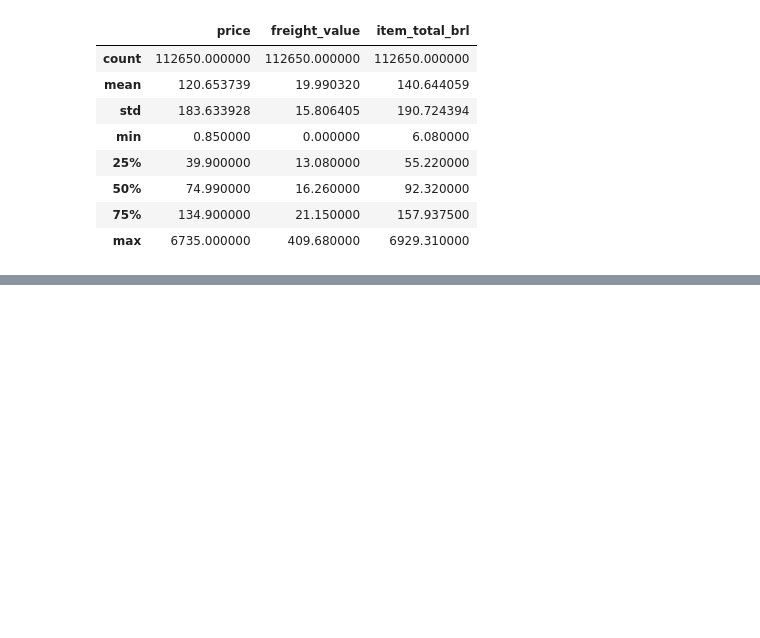
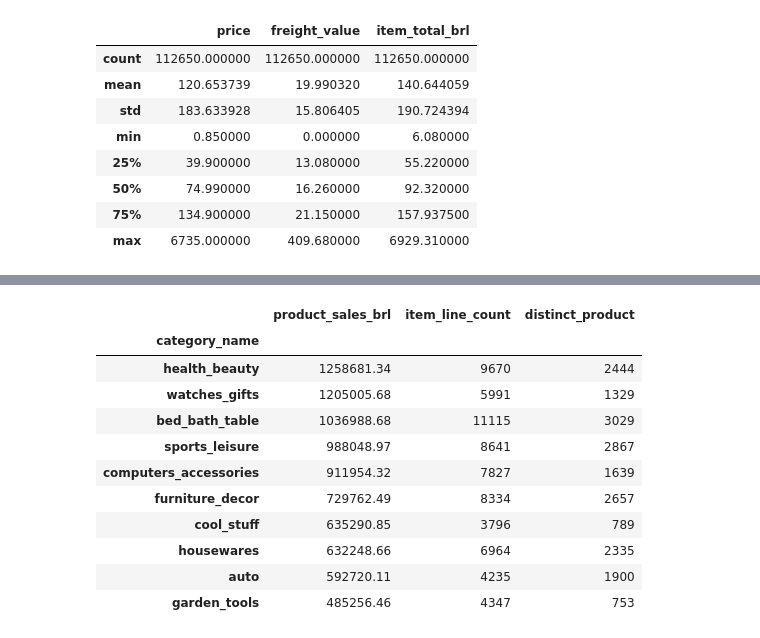
Before and after one commit to ttanvirr/pandas-ecommerce-sales-analysis, a Jupyter notebook: notebooks/01_data_exploration.ipynb, the cells around one changed output, grey strips where cells are left out. Cells and saved outputs as stored; diff of their text form; code cells hidden in the pictures; blank space fills up the shorter version.

```diff
--- a/notebooks/01_data_exploration.ipynb
+++ b/notebooks/01_data_exploration.ipynb
@@ -330,0 +395,57 @@ Rows after merge:  99441
+# %%
+# Challenge 8: Find the strongest product categories
+
+## Load the products and category-translation CSV files
+products = pd.read_csv(data_dir / "olist_products_dataset.csv")
+category_translation = pd.read_csv(data_dir / "product_category_name_translation.csv")
+
+## Merge `items_clean` with products using `product_id`.
+items_with_products = items_clean.merge(
+    products,
+    on="product_id",
+    how="left",
+    validate="many_to_one"
+)
+
+## Merge the result with `category_translation` using `product_category_name`.
+items_with_categories = items_with_products.merge(
+    category_translation,
+    on="product_category_name",
+    how="left",
+    validate="many_to_one"
+)
+
+## Use the English category name when available.
+# If it is missing, keep the original Portuguese category name.
+# If both are missing, use `Uncategorized`.
+items_with_categories["category_name"] = (
+    items_with_categories["product_category_name_english"]
+    .fillna(items_with_categories["product_category_name"])
+    .fillna("Uncategorized")
+)
+
+category_summary = (
+    items_with_categories
+    .groupby("category_name")
+    .agg(
+        product_sales_brl=("price", "sum"),
+        item_line_count=("order_item_id", "count"),
+        distinct_product=("product_id", "nunique")
+    )
+    .sort_values(by="product_sales_brl", ascending=False)
+)
+
+display(category_summary.head(10))
+# %% [output]
+|  | product_sales_brl | item_line_count | distinct_product |
+| category_name |  |  |  |
+| health_beauty | 1258681.34 | 9670 | 2444 |
+| watches_gifts | 1205005.68 | 5991 | 1329 |
+| bed_bath_table | 1036988.68 | 11115 | 3029 |
+| sports_leisure | 988048.97 | 8641 | 2867 |
+| computers_accessories | 911954.32 | 7827 | 1639 |
+| furniture_decor | 729762.49 | 8334 | 2657 |
+| cool_stuff | 635290.85 | 3796 | 789 |
+| housewares | 632248.66 | 6964 | 2335 |
+| auto | 592720.11 | 4235 | 1900 |
+| garden_tools | 485256.46 | 4347 | 753 |
```
Also changed, not shown: parts of 2 cells of this notebook, 1 other file.
